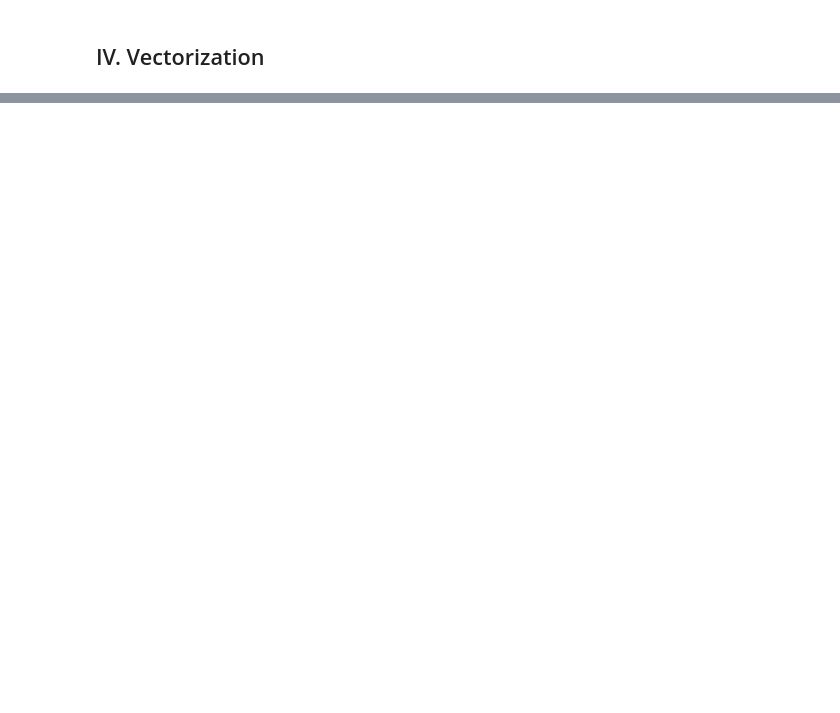
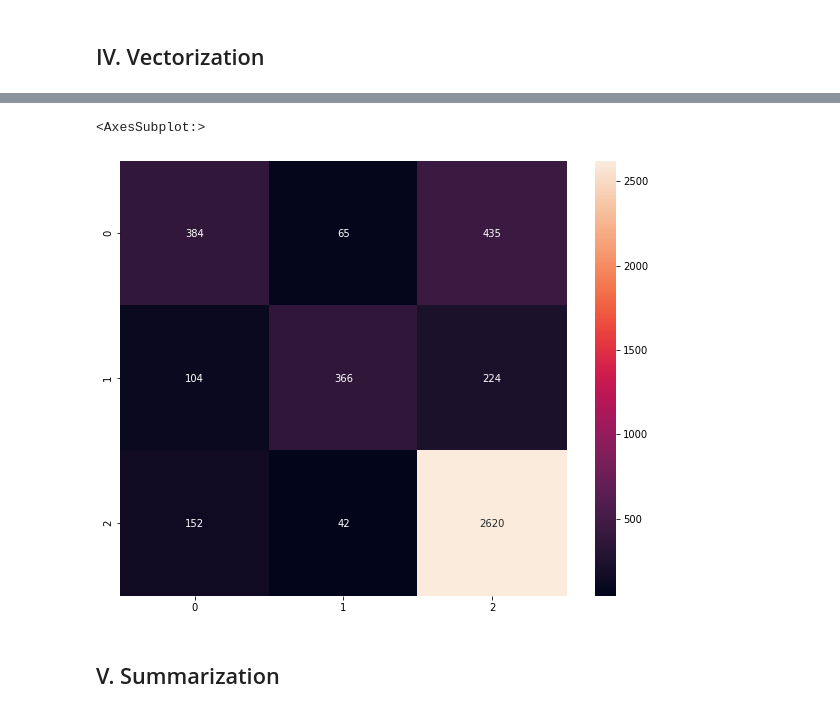
Before and after one commit to sjhamb31/AIML_GreatLearning, a Jupyter notebook: Assignment8_NLP_Sjhamb_submission.ipynb, the cells around one changed output, grey strips where cells are left out. Cells and saved outputs as stored; diff of their text form; code cells hidden in the pictures; blank space fills up the shorter version.

```diff
--- a/Assignment8_NLP_Sjhamb_submission.ipynb
+++ b/Assignment8_NLP_Sjhamb_submission.ipynb
@@ -151,0 +228,7 @@ Null values present: True or False?  False
+# %%
+"splitting into training and testing"
+X_train2, X_test2, y_train2, y_test2 = train_test_split(data_features, labels, test_size=0.3, random_state=42)
+forest2 = RandomForestClassifier(n_estimators=15, n_jobs=5)
+forest2 = forest.fit(X_train2, y_train2)
+print(forest2)
+print(np.mean(cross_val_score(forest2, data_features, labels, cv=10)))
@@ -151,0 +245,12 @@ Null values present: True or False?  False
+# %%
+result2 = forest.predict(X_test2)
+# %%
+conf_mat2 = confusion_matrix(y_test2, result2)
+df_cm2 = pd.DataFrame(conf_mat2, index = [i for i in "012"], columns = [i for i in "012"])
+plt.figure(figsize = (10,8))
+sns.heatmap(df_cm2, annot=True, fmt='g')
+# %% [output]
+<AxesSubplot:>
+[figure, added]
+# %% [markdown]
+## V. Summarization
```
Also changed, not shown: parts of 15 cells of this notebook.
